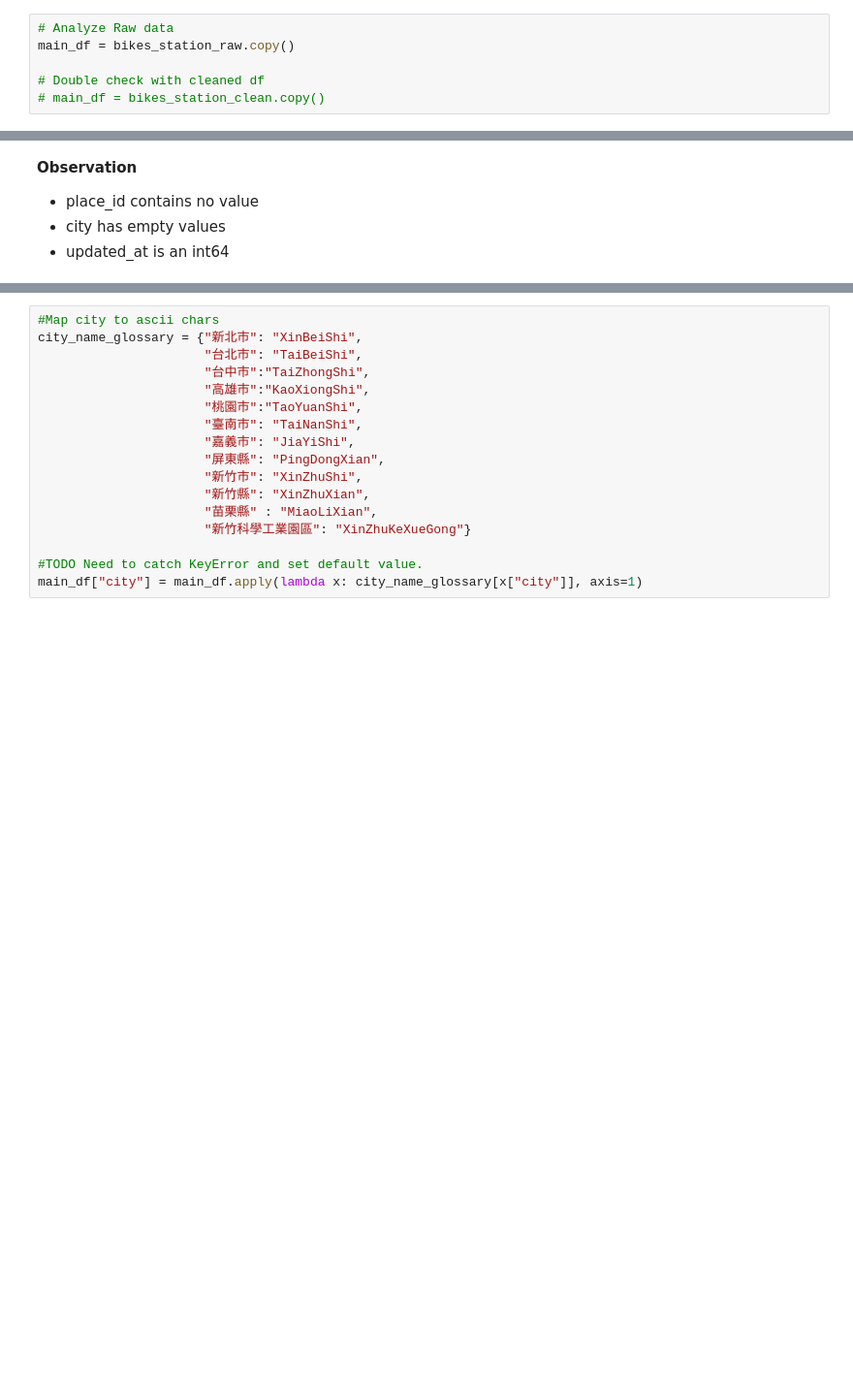
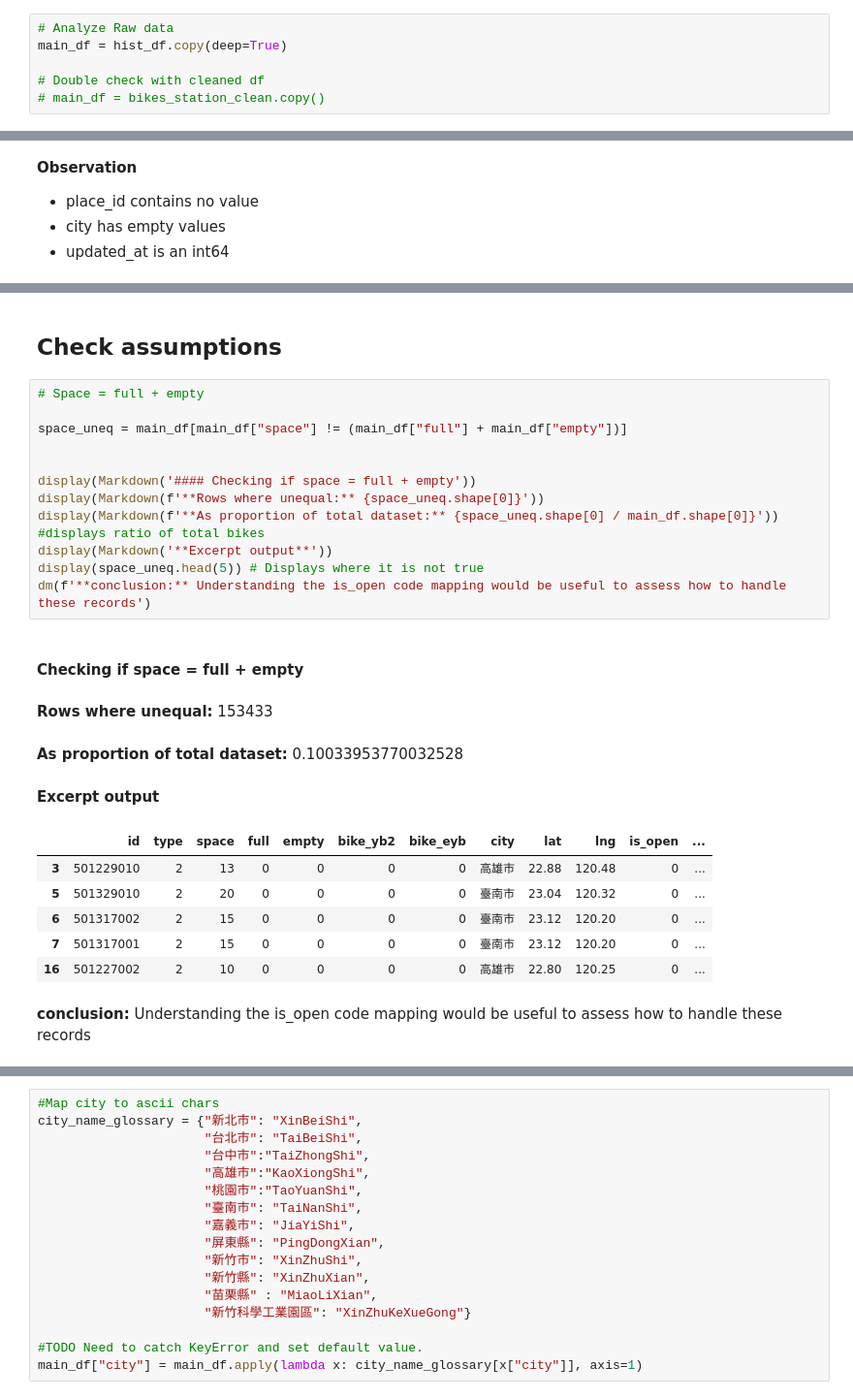
Before and after one commit to early-riser18/YouBikeML, a Jupyter notebook: eda/YouBike_EDA.ipynb, the cells around one changed output, grey strips where cells are left out. Shown at 97% size. Drawn from its saved outputs; the diff is of its cells as text; blank space fills up the shorter version.

```diff
--- a/eda/YouBike_EDA.ipynb
+++ b/eda/YouBike_EDA.ipynb
@@ -64,6 +106,6 @@ bikes_station_raw = pd.read_csv(last_data_path)
 # %%
 # Analyze Raw data
-main_df = bikes_station_raw.copy()
+main_df = hist_df.copy(deep=True)
 
 # Double check with cleaned df
 # main_df = bikes_station_clean.copy()
@@ -155,0 +221,26 @@ main_df.drop(labels=["name", "area", "address"], axis=1, inplace=True)
+# %% [markdown]
+## Check assumptions
+# %%
+# Space = full + empty
+
+space_uneq = main_df[main_df["space"] != (main_df["full"] + main_df["empty"])]
+
+
+display(Markdown('#### Checking if space = full + empty'))
+display(Markdown(f'**Rows where unequal:** {space_uneq.shape[0]}'))
+display(Markdown(f'**As proportion of total dataset:** {space_uneq.shape[0] / main_df.shape[0]}')) #displays ratio of total bikes
+display(Markdown('**Excerpt output**'))
+display(space_uneq.head(5)) # Displays where it is not true
+dm(f'**conclusion:** Understanding the is_open code mapping would be useful to assess how to handle these records')
+# %% [output]
+#### Checking if space = full + empty
+**Rows where unequal:** 153433
+**As proportion of total dataset:** 0.10033953770032528
+**Excerpt output**
+|  | id | type | space | full | empty | bike_yb2 | bike_eyb | city | lat | lng | is_open | ... |
+| 3 | 501229010 | 2 | 13 | 0 | 0 | 0 | 0 | 高雄市 | 22.88 | 120.48 | 0 | ... |
+| 5 | 501329010 | 2 | 20 | 0 | 0 | 0 | 0 | 臺南市 | 23.04 | 120.32 | 0 | ... |
+| 6 | 501317002 | 2 | 15 | 0 | 0 | 0 | 0 | 臺南市 | 23.12 | 120.20 | 0 | ... |
+| 7 | 501317001 | 2 | 15 | 0 | 0 | 0 | 0 | 臺南市 | 23.12 | 120.20 | 0 | ... |
+| 16 | 501227002 | 2 | 10 | 0 | 0 | 0 | 0 | 高雄市 | 22.80 | 120.25 | 0 | ... |
+**conclusion:** Understanding the is_open code mapping would be useful to assess how to handle these records
```
Also changed, not shown: parts of 60 cells of this notebook.
